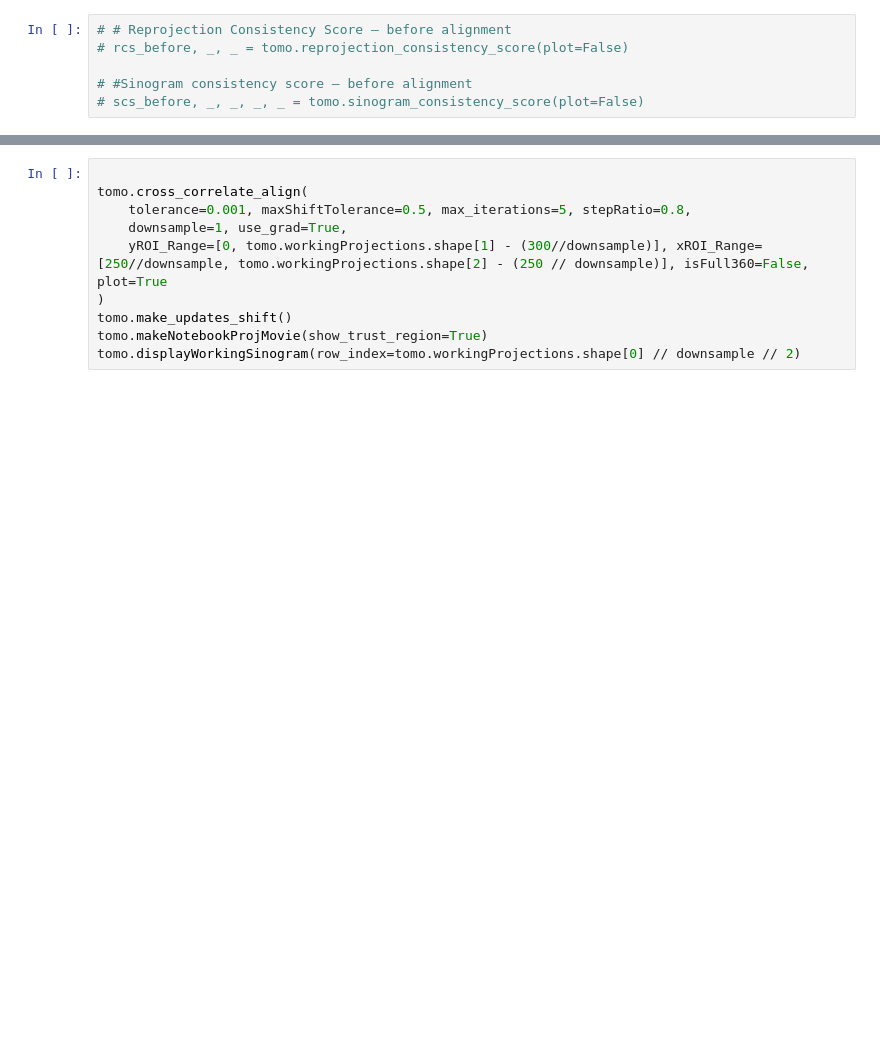
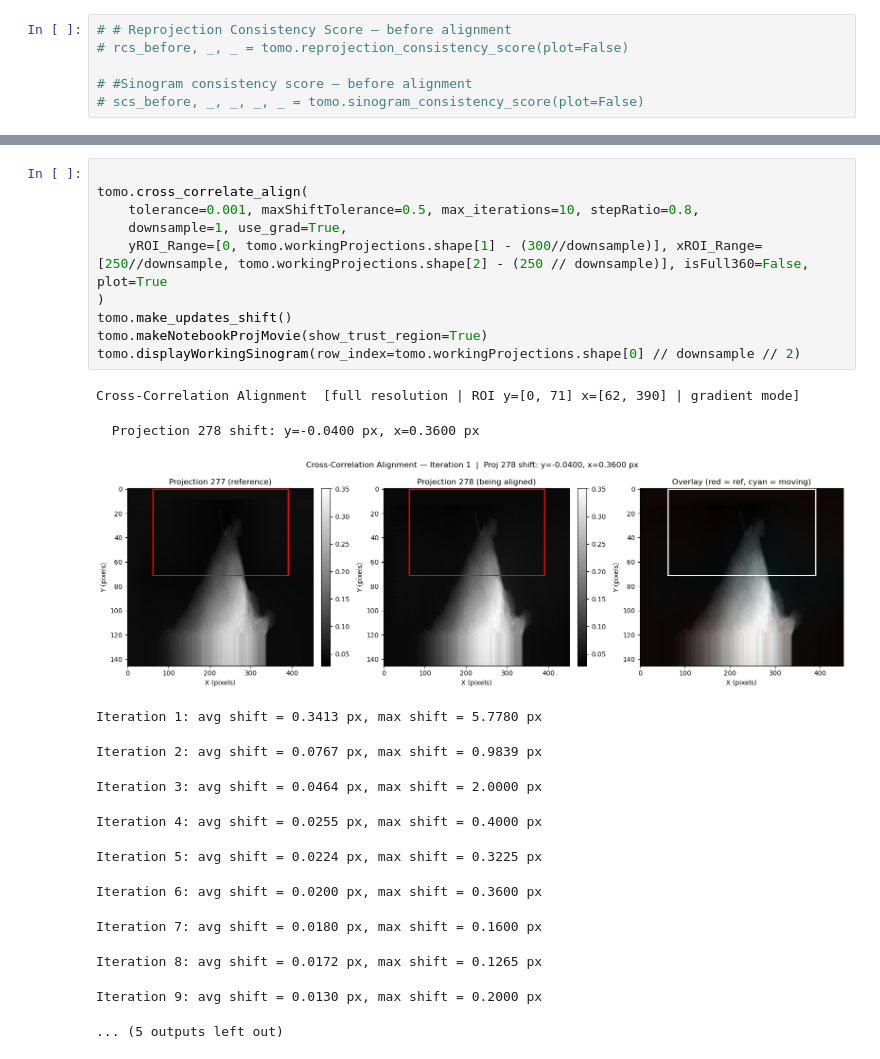
Before and after one commit to levijh1/TomoMono, a Jupyter notebook: test_notebook_realData.ipynb, the cells around one changed output, grey strips where cells are left out. Cells and saved outputs as stored; diff of their text form; blank space fills up the shorter version.

```diff
--- a/test_notebook_realData.ipynb
+++ b/test_notebook_realData.ipynb
@@ -166,13 +168,27 @@ tomo.displayWorkingSinogram(row_index=tomo.workingProjections.shape[0] // downsa
 # %%
 
 tomo.cross_correlate_align(
-    tolerance=0.001, maxShiftTolerance=0.5, max_iterations=5, stepRatio=0.8,
+    tolerance=0.001, maxShiftTolerance=0.5, max_iterations=10, stepRatio=0.8,
     downsample=1, use_grad=True,
     yROI_Range=[0, tomo.workingProjections.shape[1] - (300//downsample)], xROI_Range=[250//downsample, tomo.workingProjections.shape[2] - (250 // downsample)], isFull360=False, plot=True
 )
 tomo.make_updates_shift()
 tomo.makeNotebookProjMovie(show_trust_region=True)
 tomo.displayWorkingSinogram(row_index=tomo.workingProjections.shape[0] // downsample // 2)
+# %% [output]
+Cross-Correlation Alignment  [full resolution | ROI y=[0, 71] x=[62, 390] | gradient mode]
+  Projection 278 shift: y=-0.0400 px, x=0.3600 px
+[figure, added]
+Iteration 1: avg shift = 0.3413 px, max shift = 5.7780 px
+Iteration 2: avg shift = 0.0767 px, max shift = 0.9839 px
+Iteration 3: avg shift = 0.0464 px, max shift = 2.0000 px
+Iteration 4: avg shift = 0.0255 px, max shift = 0.4000 px
+Iteration 5: avg shift = 0.0224 px, max shift = 0.3225 px
+Iteration 6: avg shift = 0.0200 px, max shift = 0.3600 px
+Iteration 7: avg shift = 0.0180 px, max shift = 0.1600 px
+Iteration 8: avg shift = 0.0172 px, max shift = 0.1265 px
+Iteration 9: avg shift = 0.0130 px, max shift = 0.2000 px
+... (5 outputs left out)
 # %%
 
 # PMA - 3 levels, scale=2, of_sigma=2.0, stepRatio=0.8
```
Also changed, not shown: parts of 10 cells of this notebook, 10 other files.
